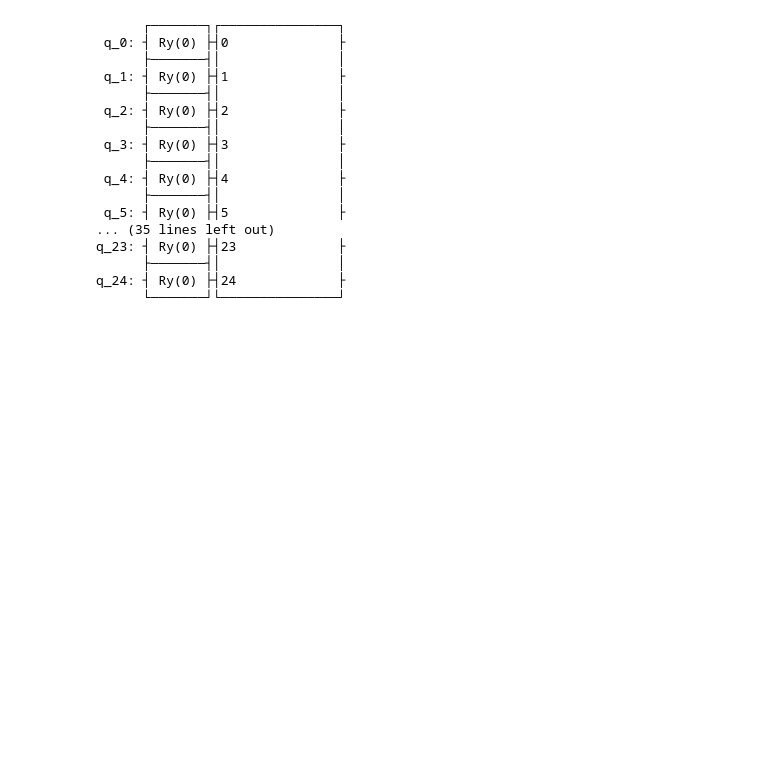
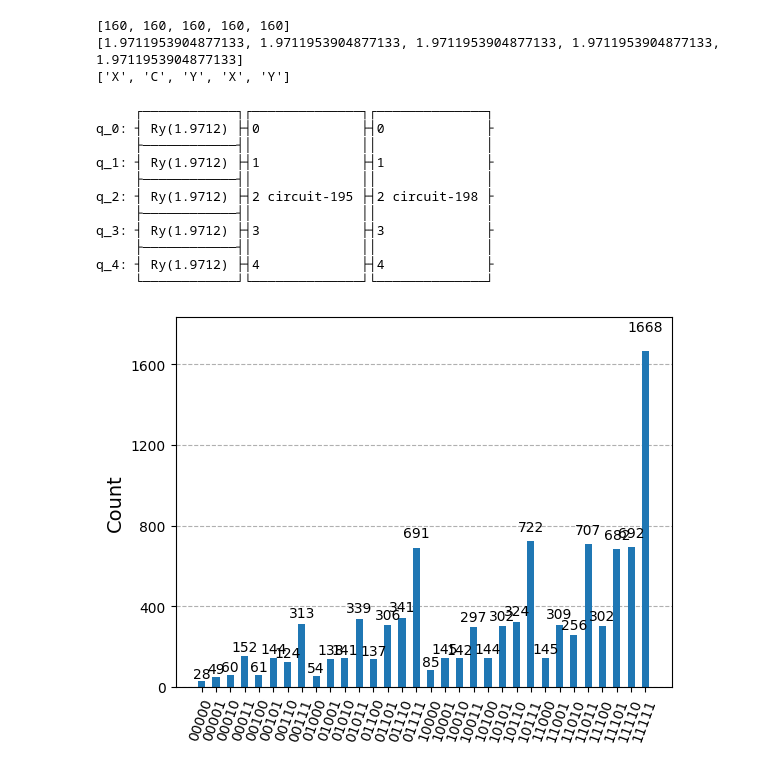
Before and after one commit to SaLeah1/Quantum-Image, a Jupyter notebook: scratch.ipynb, the cells around one changed output. Drawn from its saved outputs; the diff is of its cells as text; code cells hidden in the pictures; blank space fills up the shorter version.

```diff
--- a/scratch.ipynb
+++ b/scratch.ipynb
@@ -1,4 +1,6 @@
 # %%
+# 0 IS BLACK
+# 255 IS WHITE
 from math import *
 from fractions import Fraction
 import random
@@ -11,9 +13,6 @@ from qiskit.visualization import plot_histogram, plot_bloch_multivector
 from qiskit.quantum_info import DensityMatrix
 from qiskit.quantum_info import Statevector
 from qiskit_braket_provider import BraketLocalBackend
-
-import qiskit.quantum_info as qi
-
 
 class QuantumCircuitGenerator:
 
@@ -42,14 +41,13 @@ class QuantumCircuitGenerator:
     def generateQuantumCircuit(self):
         qCirc = QuantumCircuit(self.qubitCount)
         for pos in range(self.qubitCount):
-            theta = self.gVal2Theta(self.thetaColorArray[pos])
-            qCirc.ry(theta,pos)
+            qCirc.ry(self.thetaColorArray[pos],pos)
         self.qCircuit = qCirc
 
     def gVal2Theta(self, gValue):
         return (gValue/255)*pi
 
-    def generateEncryptionGate(self):
+    def applyEncryptionGate(self):
         self.encryptionCircuit = QuantumCircuit(len(self.encryptionKey))
         for index in range(len(self.encryptionKey)):
             match self.encryptionKey[index]:
@@ -68,30 +66,53 @@ class QuantumCircuitGenerator:
         self.encryptionCircuit = self.encryptionCircuit.to_gate()
         self.qCircuit.append(self.encryptionCircuit,range(len(self.encryptionKey)))
 
-    def infoChamp(self):
-        op = qi.Operator(self.encryptionCircuit)
-        print(op)
+    def runCircuit(self):
+        shotCount = 10000
+        newSim = BraketLocalBackend()
+        task = newSim.run(self.qCircuit,shots=shotCount)
+        results = task.result()
+        self.recentCounts = results.get_counts()
+        self.recentData = results.data()
+        self.recentFrequency = self.recentData["counts"]
+
+    def runCircuit(self):
+        # Run sim on decrypted image
+        shotCount = 10000
+        newSim = BraketLocalBackend()
+        task = newSim.run(self.qCircuit,shots=shotCount)
+        results = task.result()
+        self.counts = results.get_counts()
+        data = results.data()
+        frequency = data["counts"]
+        plot_histogram(self.counts)
+
 
 #~~~~~
-c = QuantumCircuitGenerator(["#000000" for x in range(25)], [random.choice(["X","Y","Z","H","S","C"]) for x in range(25)])
+c = QuantumCircuitGenerator(["#a0a0a0" for x in range(5)], [random.choice(["X","Y","Z","H","S","C"]) for x in range(5)])
+print(c.gValColorArray)
+print(c.thetaColorArray)
 c.generateQuantumCircuit()
-c.generateEncryptionGate()
+c.applyEncryptionGate()
+c.applyEncryptionGate()
+print(c.encryptionKey)
 c.qCircuit.draw()
 # %% [output]
-      ┌───────┐┌───────────────┐
- q_0: ┤ Ry(0) ├┤0              ├
-      ├───────┤│               │
- q_1: ┤ Ry(0) ├┤1              ├
-      ├───────┤│               │
- q_2: ┤ Ry(0) ├┤2              ├
-      ├───────┤│               │
- q_3: ┤ Ry(0) ├┤3              ├
-      ├───────┤│               │
- q_4: ┤ Ry(0) ├┤4              ├
-      ├───────┤│               │
- q_5: ┤ Ry(0) ├┤5              ├
-... (35 lines left out)
-q_23: ┤ Ry(0) ├┤23             ├
-      ├───────┤│               │
-q_24: ┤ Ry(0) ├┤24             ├
-      └───────┘└───────────────┘
+[160, 160, 160, 160, 160]
+[1.9711953904877133, 1.9711953904877133, 1.9711953904877133, 1.9711953904877133, 1.9711953904877133]
+['X', 'C', 'Y', 'X', 'Y']
+     ┌────────────┐┌──────────────┐┌──────────────┐
+q_0: ┤ Ry(1.9712) ├┤0             ├┤0             ├
+     ├────────────┤│              ││              │
+q_1: ┤ Ry(1.9712) ├┤1             ├┤1             ├
+     ├────────────┤│              ││              │
+q_2: ┤ Ry(1.9712) ├┤2 circuit-195 ├┤2 circuit-198 ├
+     ├────────────┤│              ││              │
+q_3: ┤ Ry(1.9712) ├┤3             ├┤3             ├
+     ├────────────┤│              ││              │
+q_4: ┤ Ry(1.9712) ├┤4             ├┤4             ├
+     └────────────┘└──────────────┘└──────────────┘
+# %%
+c.runCircuit()
+plot_histogram(c.counts)
+# %% [output]
+[figure, added]
```
